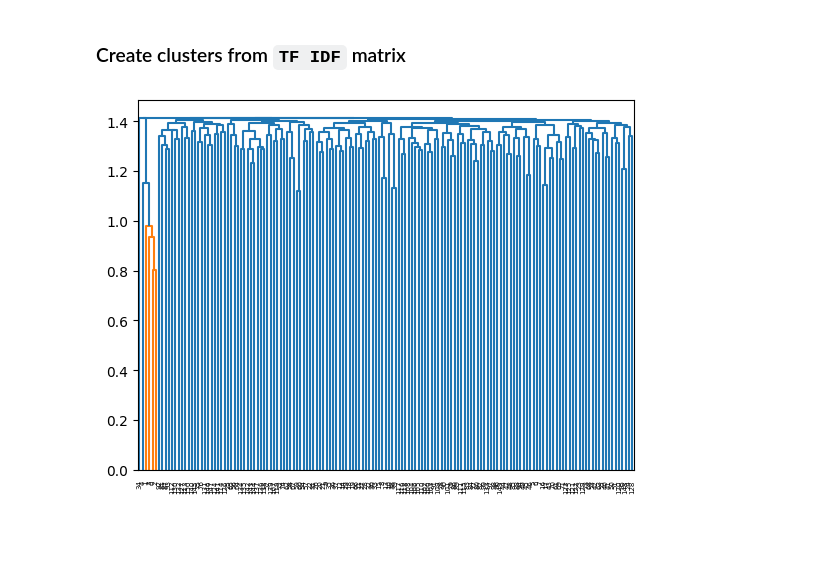
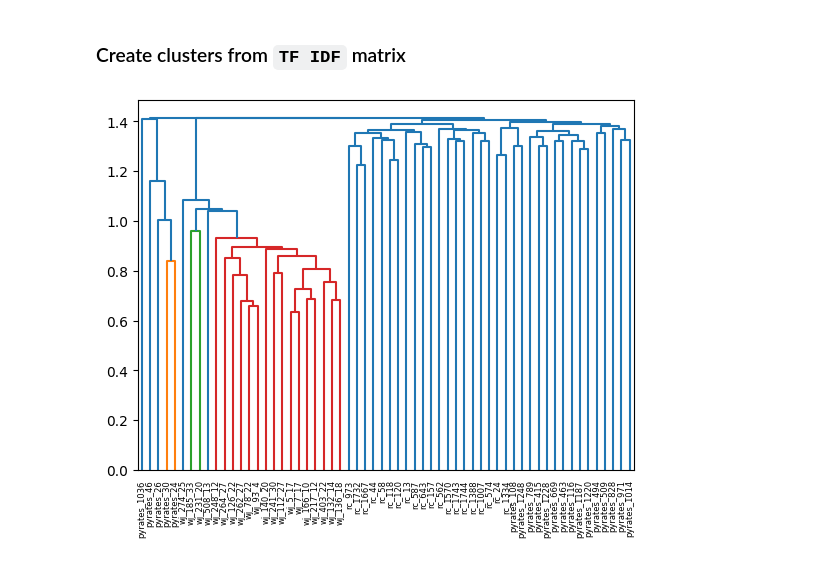
Before and after one commit to bryaneadams/general_history_of_the_pyrates, a Jupyter notebook: notebooks/tf_idf.ipynb, the cells around one changed output. Drawn from its saved outputs; the diff is of its cells as text; code cells hidden in the pictures; blank space fills up the shorter version.

```diff
--- a/notebooks/tf_idf.ipynb
+++ b/notebooks/tf_idf.ipynb
@@ -107,5 +124,20 @@ def determine_distance_matrix(tf_idf:pd.DataFrame)->pd.DataFrame:
+# %%
+def random_sample_dict(data:dict, number:int)->dict:
+
+    keys = list(data.keys())
+    sample_keys = np.random.choice(keys, size=number, replace=False)
+
+    sample_dict = {}
+    for k in sample_keys:
+        sample_dict[k] = data[k]
+
+    return sample_dict
+# %%
+sample_pyrates = random_sample_dict(pyrates_paragraph_dict, 20)
+sample_rc = random_sample_dict(rc_paragraph_dict, 20)
+sample_mist = random_sample_dict(mist_paragraph_dict, 20)
 # %%
-corpus = list(pyrates_paragraph_dict.values())+list(rc_paragraph_dict.values())+list(gt_paragraph_dict.values())
+corpus = list(sample_pyrates.values())+list(sample_rc.values())+list(sample_mist.values())
 tf_idf = determine_tf_idf_matrix(corpus=corpus)
 # %%
 dist_matrix = determine_distance_matrix(tf_idf=tf_idf)
@@ -127,10 +153,10 @@ dist_matrix
 # %%
-document_labels = list(pyrates_paragraph_dict.keys())+list(rc_paragraph_dict.keys())+list(gt_paragraph_dict.keys())
+document_labels = list(sample_pyrates.keys())+list(sample_rc.keys())+list(sample_mist.keys())
 # %% [markdown]
 ### Create clusters from `TF IDF` matrix
 # %%
 comp_linkage = hierarchy.linkage(tf_idf, method = 'complete')
-hierarchy.dendrogram(comp_linkage)
+hierarchy.dendrogram(comp_linkage, labels=document_labels)
 plt.show()
 # %% [output]
-[figure, old version]
+[figure, new version]
```
Also changed, not shown: parts of 35 cells of this notebook, 4 other files.
